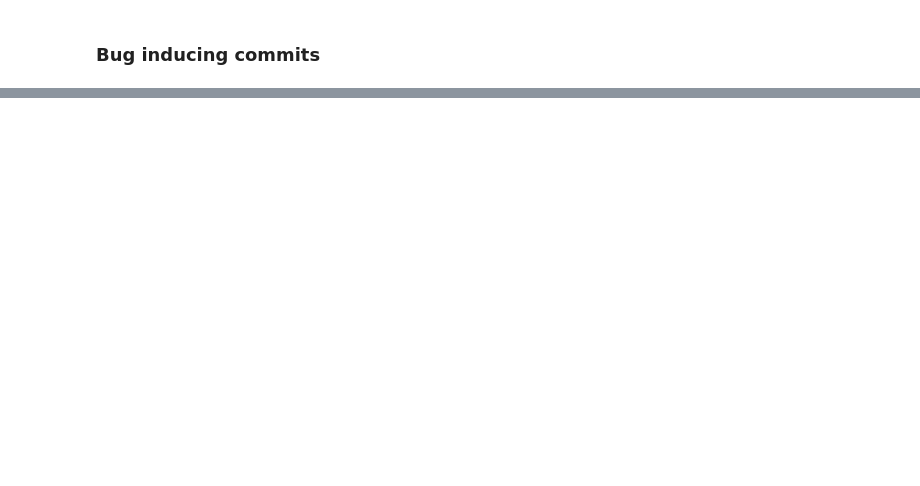
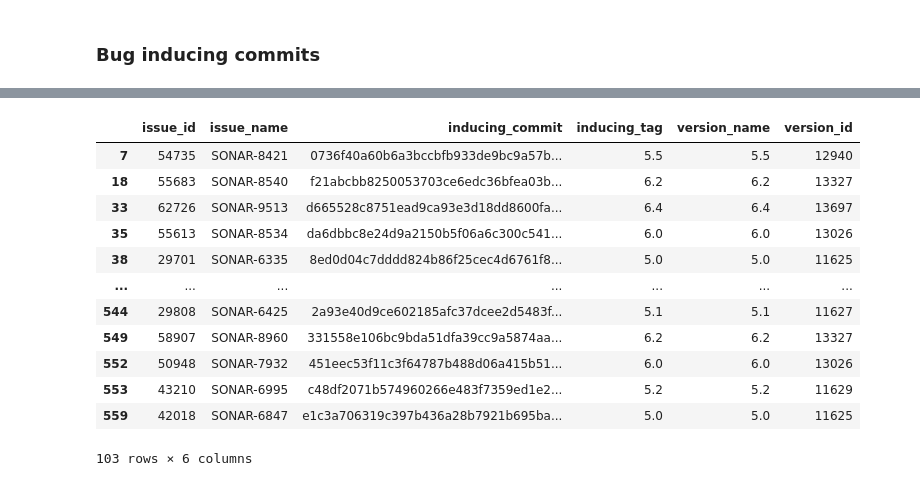
Before and after one commit to IncioMan/Continuous-Integration-metrics-for-post-release-bugs-prediction, a Jupyter notebook: notebooks/analysis/Szz_analysis.ipynb, the cells around one changed output, grey strips where cells are left out. Saved outputs shown, nothing was run; the diff lists cells and outputs as text; code cells hidden in the pictures; blank space fills up the shorter version.

```diff
--- a/notebooks/analysis/Szz_analysis.ipynb
+++ b/notebooks/analysis/Szz_analysis.ipynb
@@ -484,0 +619,16 @@ fix_and_introducers
+# %%
+merge2[merge2.inducing_tag == merge2.version_name]
+# %% [output]
+|  | issue_id | issue_name | inducing_commit | inducing_tag | version_name | version_id |
+| 7 | 54735 | SONAR-8421 | 0736f40a60b6a3bccbfb933de9bc9a57b... | 5.5 | 5.5 | 12940 |
+| 18 | 55683 | SONAR-8540 | f21abcbb8250053703ce6edc36bfea03b... | 6.2 | 6.2 | 13327 |
+| 33 | 62726 | SONAR-9513 | d665528c8751ead9ca93e3d18dd8600fa... | 6.4 | 6.4 | 13697 |
+| 35 | 55613 | SONAR-8534 | da6dbbc8e24d9a2150b5f06a6c300c541... | 6.0 | 6.0 | 13026 |
+| 38 | 29701 | SONAR-6335 | 8ed0d04c7dddd824b86f25cec4d6761f8... | 5.0 | 5.0 | 11625 |
+| ... | ... | ... | ... | ... | ... | ... |
+| 544 | 29808 | SONAR-6425 | 2a93e40d9ce602185afc37dcee2d5483f... | 5.1 | 5.1 | 11627 |
+| 549 | 58907 | SONAR-8960 | 331558e106bc9bda51dfa39cc9a5874aa... | 6.2 | 6.2 | 13327 |
+| 552 | 50948 | SONAR-7932 | 451eec53f11c3f64787b488d06a415b51... | 6.0 | 6.0 | 13026 |
+| 553 | 43210 | SONAR-6995 | c48df2071b574960266e483f7359ed1e2... | 5.2 | 5.2 | 11629 |
+| 559 | 42018 | SONAR-6847 | e1c3a706319c397b436a28b7921b695ba... | 5.0 | 5.0 | 11625 |
+103 rows × 6 columns
```
Also changed, not shown: parts of 39 cells of this notebook, 39 other files.
